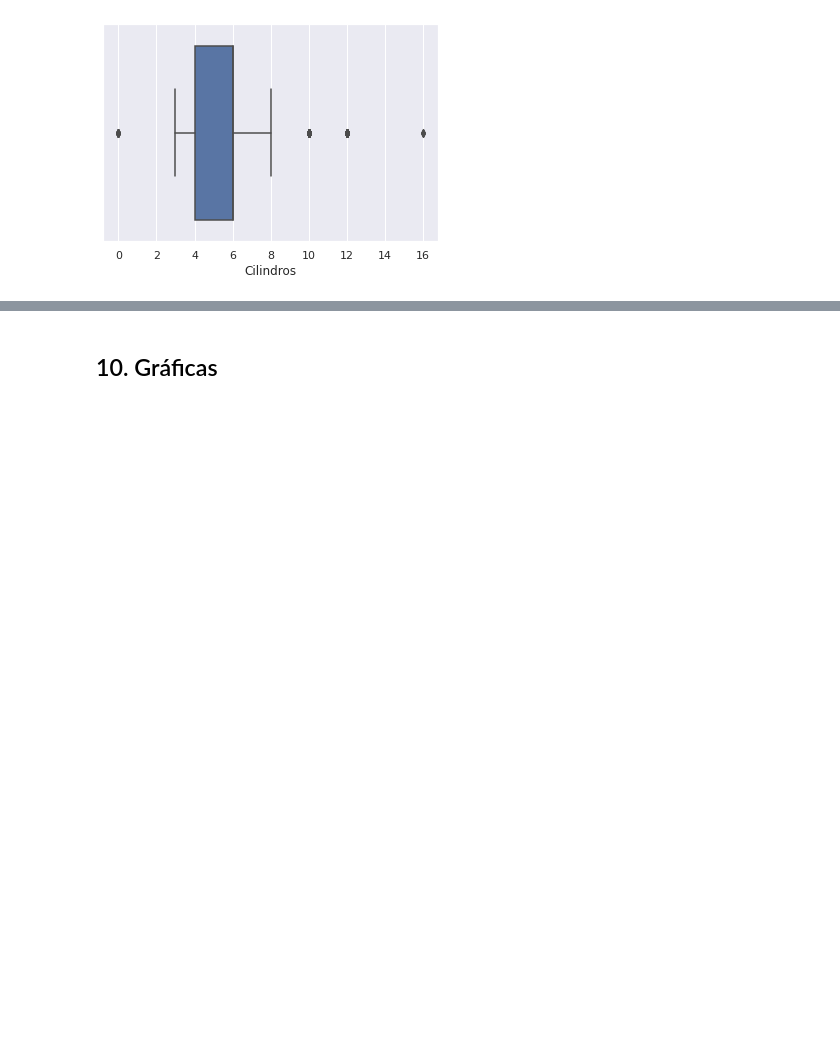
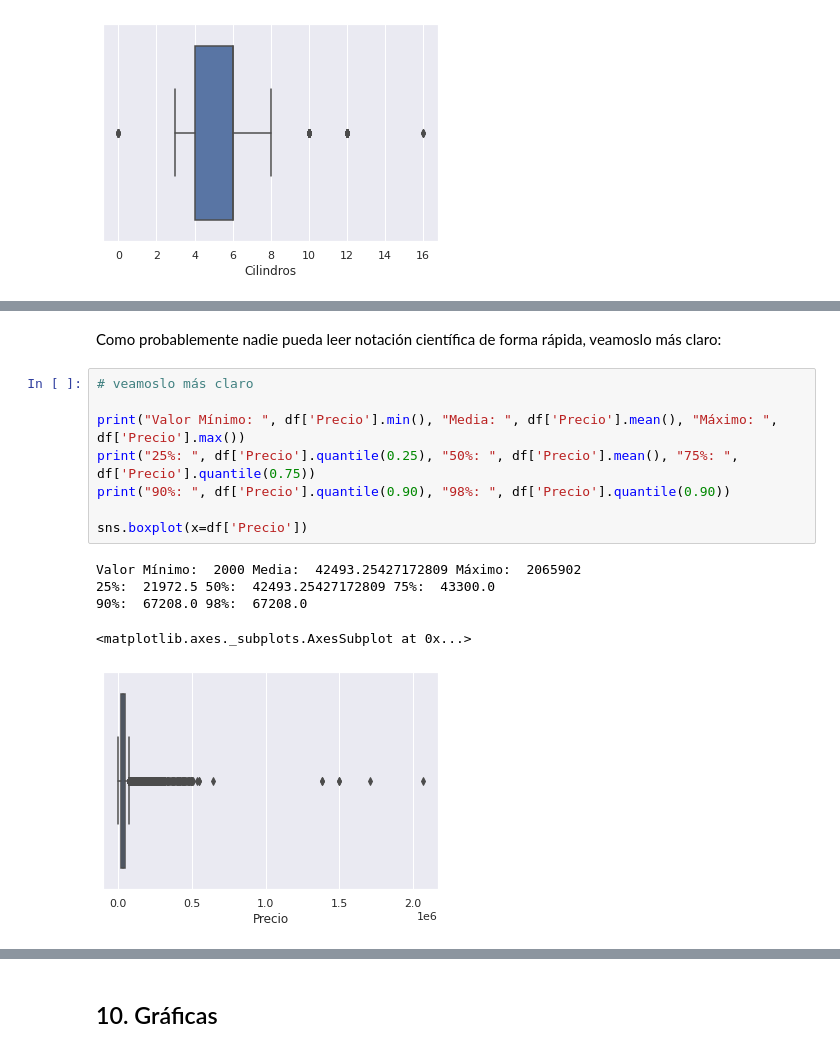
Before and after one commit to lecovi/dataschool-py3, a Jupyter notebook: analisis_exploratorio.ipynb, the cells around one changed output, grey strips where cells are left out. Cells and saved outputs as stored; diff of their text form; blank space fills up the shorter version.

```diff
--- a/analisis_exploratorio.ipynb
+++ b/analisis_exploratorio.ipynb
@@ -391,0 +395,16 @@ Como vemos en las celdas de arriba, alrededor de 1700 registros eran valores at
+# %% [markdown]
+Como probablemente nadie pueda leer notación científica de forma rápida, veamoslo más claro:
+# %%
+# veamoslo más claro
+
+print("Valor Mínimo: ", df['Precio'].min(), "Media: ", df['Precio'].mean(), "Máximo: ", df['Precio'].max())
+print("25%: ", df['Precio'].quantile(0.25), "50%: ", df['Precio'].mean(), "75%: ", df['Precio'].quantile(0.75))
+print("90%: ", df['Precio'].quantile(0.90), "98%: ", df['Precio'].quantile(0.90))
+
+sns.boxplot(x=df['Precio'])
+# %% [output]
+Valor Mínimo:  2000 Media:  42493.25427172809 Máximo:  2065902
+25%:  21972.5 50%:  42493.25427172809 75%:  43300.0
+90%:  67208.0 98%:  67208.0
+<matplotlib.axes._subplots.AxesSubplot at 0x...>
+[figure, added]
```
Also changed, not shown: parts of 15 cells of this notebook.
